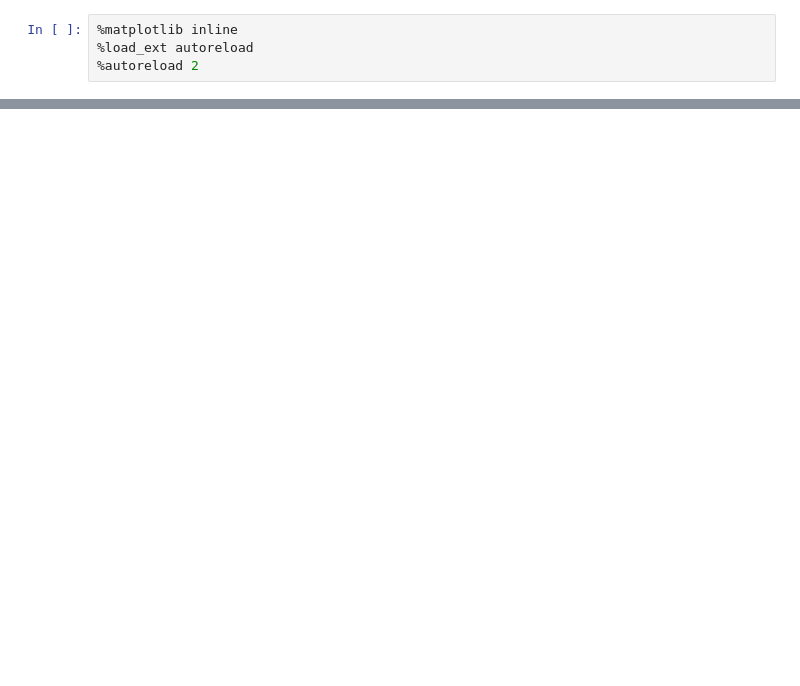
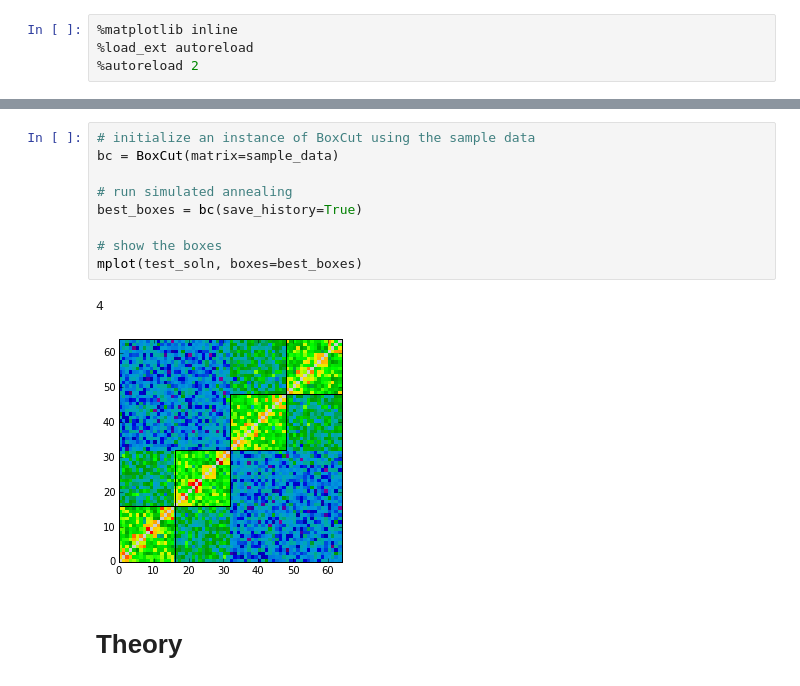
Before and after one commit to peterwinter/boxcluster_tutorial, a Jupyter notebook: boxcut.ipynb, the cells around one changed output, grey strips where cells are left out. Cells and saved outputs as stored; diff of their text form; blank space fills up the shorter version.

```diff
--- a/boxcut.ipynb
+++ b/boxcut.ipynb
@@ -39,0 +61,14 @@ Fit:18.45 Boxes: [16, 32, 48, 64]
+# %%
+# initialize an instance of BoxCut using the sample data
+bc = BoxCut(matrix=sample_data)
+
+# run simulated annealing
+best_boxes = bc(save_history=True)
+
+# show the boxes
+mplot(test_soln, boxes=best_boxes)
+# %% [output]
+4
+[figure, added]
+# %% [markdown]
+# Theory
```
Also changed, not shown: parts of 27 cells of this notebook.
